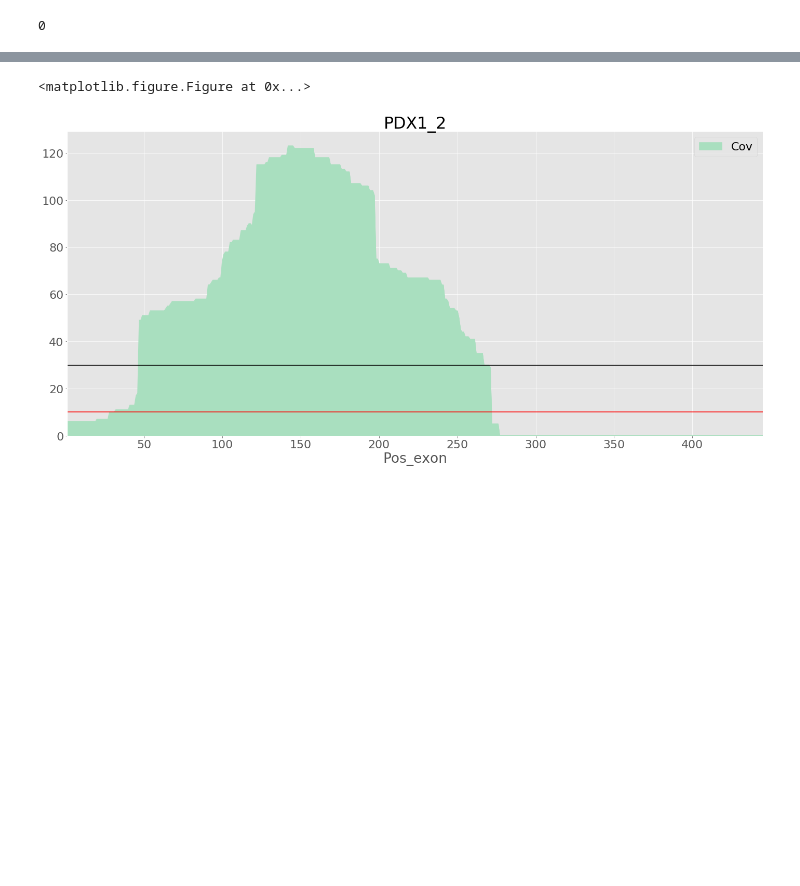
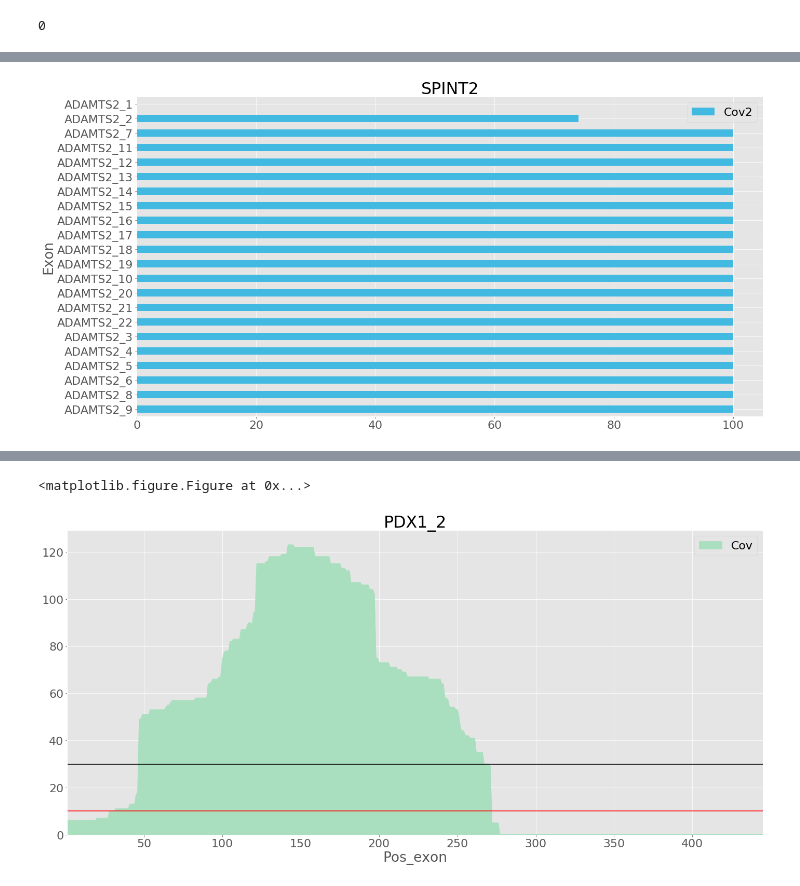
Before and after one commit to jevelezse/omicas, a Jupyter notebook: cobertura.ipynb, the cells around one changed output, grey strips where cells are left out. Cells and saved outputs as stored; diff of their text form; code cells hidden in the pictures; blank space fills up the shorter version.

```diff
--- a/cobertura.ipynb
+++ b/cobertura.ipynb
@@ -179,0 +153,2 @@ plt.savefig('image2.png')
+# %%
+S = ADAMTS2[['Cov2','Exon']].groupby('Exon').mean()*100
@@ -179,0 +176,2 @@ plt.savefig('image2.png')
+# %%
+S1 = S.sort_values('Cov2', ascending= False)
@@ -179,0 +201,6 @@ plt.savefig('image2.png')
+# %%
+plot = S1.plot(kind="barh",figsize=(20, 10), title = 'SPINT2',color = [('#41b9e1')]);plt.axhline(100, color='r');
+fig = plot.get_figure()
+fig.savefig("SPINT2.png", bbox_inches=0)
+# %% [output]
+[figure, added]
```
Also changed, not shown: parts of 95 cells of this notebook.
